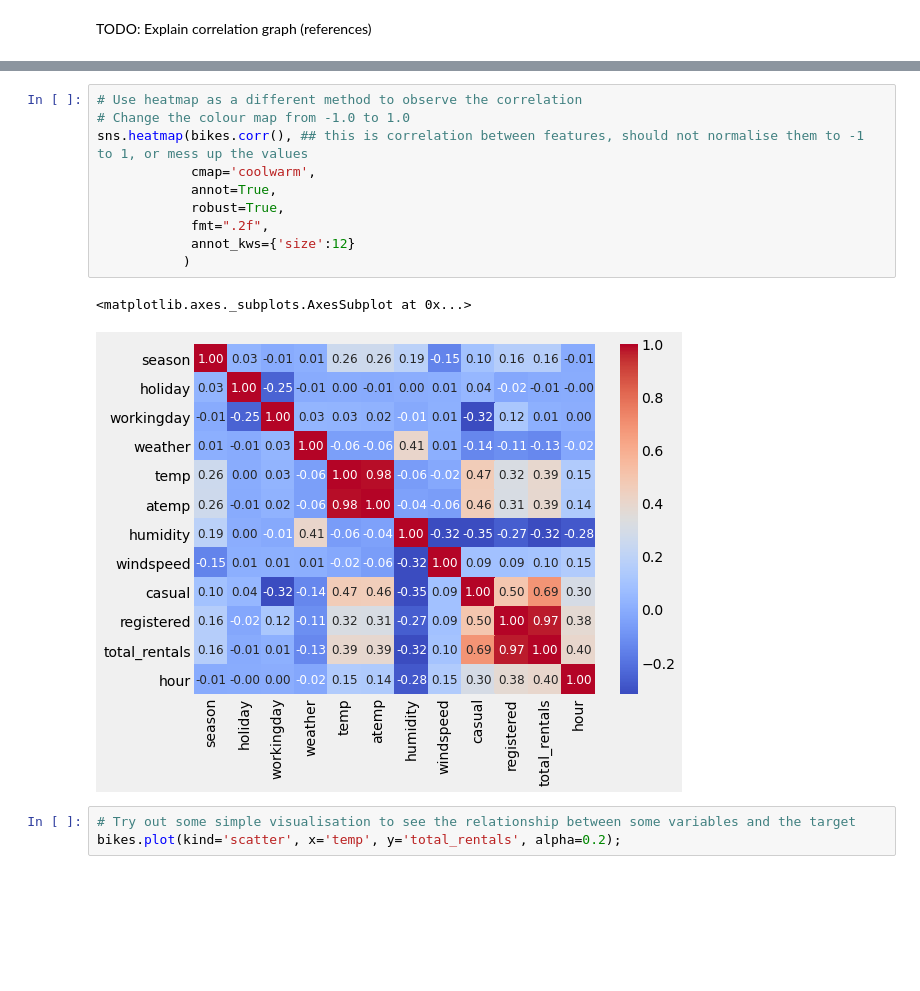
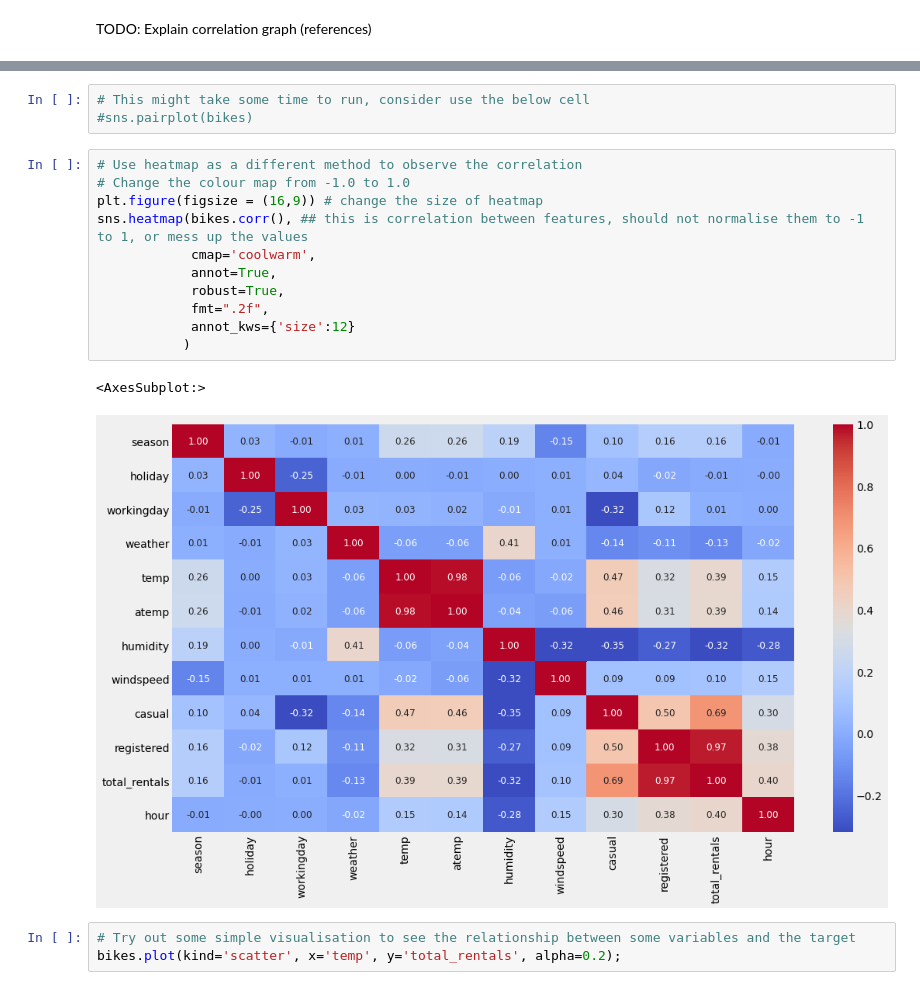
Before and after one commit to tranhoangkhuongvn/MachineLearning_Course, a Jupyter notebook: Part2_LinearRegression.ipynb, the cells around one changed output, grey strips where cells are left out. Cells and saved outputs as stored; diff of their text form; blank space fills up the shorter version.

```diff
--- a/Part2_LinearRegression.ipynb
+++ b/Part2_LinearRegression.ipynb
@@ -223,16 +233,20 @@ sns.pairplot(bikes)
+# %%
+# This might take some time to run, consider use the below cell
+#sns.pairplot(bikes)
 # %%
 # Use heatmap as a different method to observe the correlation
 # Change the colour map from -1.0 to 1.0
+plt.figure(figsize = (16,9)) # change the size of heatmap
 sns.heatmap(bikes.corr(), ## this is correlation between features, should not normalise them to -1 to 1, or mess up the values
             cmap='coolwarm',
             annot=True,
             robust=True,
             fmt=".2f",
             annot_kws={'size':12}
            )
 # %% [output]
-<matplotlib.axes._subplots.AxesSubplot at 0x...>
+<AxesSubplot:>
-[figure, old version]
+[figure, new version]
 # %%
 # Try out some simple visualisation to see the relationship between some variables and the target
 bikes.plot(kind='scatter', x='temp', y='total_rentals', alpha=0.2);
```
Also changed, not shown: parts of 33 cells of this notebook.
